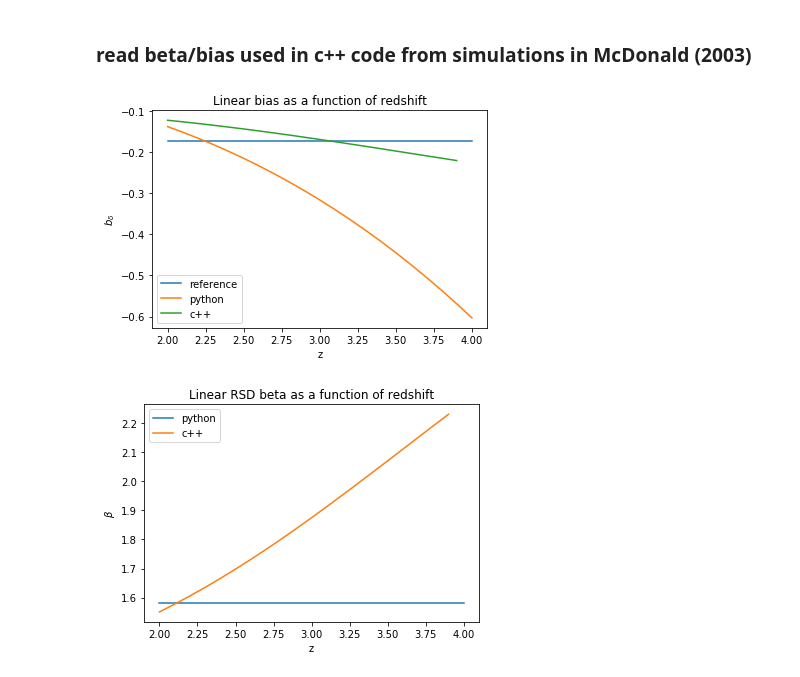
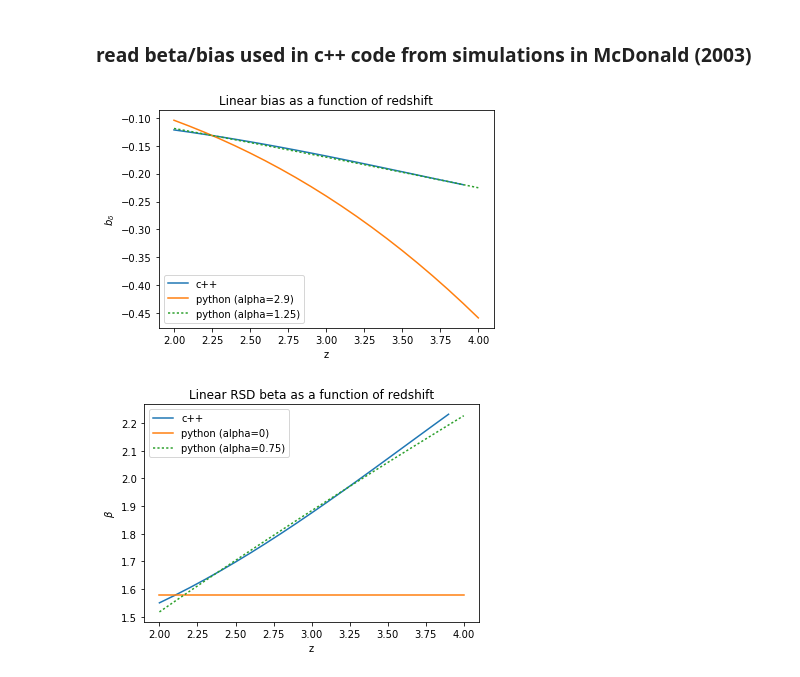
Before and after one commit to igmhub/lyaforecast, a Jupyter notebook: examples/plot_bias.ipynb, the cells around one changed output. Drawn from its saved outputs; the diff is of its cells as text; code cells hidden in the pictures.

Commit message:
updated notebook with bias plot

```diff
--- a/examples/plot_bias.ipynb
+++ b/examples/plot_bias.ipynb
@@ -9,7 +9,7 @@ Populating the interactive namespace from numpy and matplotlib
 # %% [markdown]
 ### values assumed in python code (this code)
 # %%
-bias=-0.173
+bias=-np.sqrt(0.0173)
 beta=1.58
 alpha=2.9 # redshift evolution of bias
 # %%
@@ -22,23 +22,24 @@ b=bias*((1+z)/(1+2.25))**alpha
 bias_file='../data/z_beta_bias.txt'
 inz,inbeta,inbias = np.loadtxt(bias_file,unpack=True)
 # %%
-plt.plot(z,bias*np.ones_like(z),label='reference')
-plt.plot(z,b,label='python')
 plt.plot(inz,-inbias,label='c++')
+plt.plot(z,b,label='python (alpha=2.9)')
+plt.plot(z,bias*((1+z)/(1+2.25))**1.25,ls=':',label='python (alpha=1.25)')
 plt.legend()
 plt.xlabel('z')
 plt.ylabel(r'$b_\delta$')
 plt.title('Linear bias as a function of redshift')
 plt.savefig('bias_z.png')
 # %% [output]
-[figure, old version]
+[figure, new version]
 # %%
-plt.plot(z,beta*np.ones_like(z),label='python')
 plt.plot(inz,inbeta,label='c++')
+plt.plot(z,beta*np.ones_like(z),label='python (alpha=0)')
+plt.plot(z,1.02*beta*((1+z)/(1+2.25))**0.75,ls=':',label='python (alpha=0.75)')
 plt.legend()
 plt.xlabel('z')
 plt.ylabel(r'$\beta$')
 plt.title('Linear RSD beta as a function of redshift')
 plt.savefig('beat_z.png')
 # %% [output]
-[figure, old version]
+[figure, new version]
```
